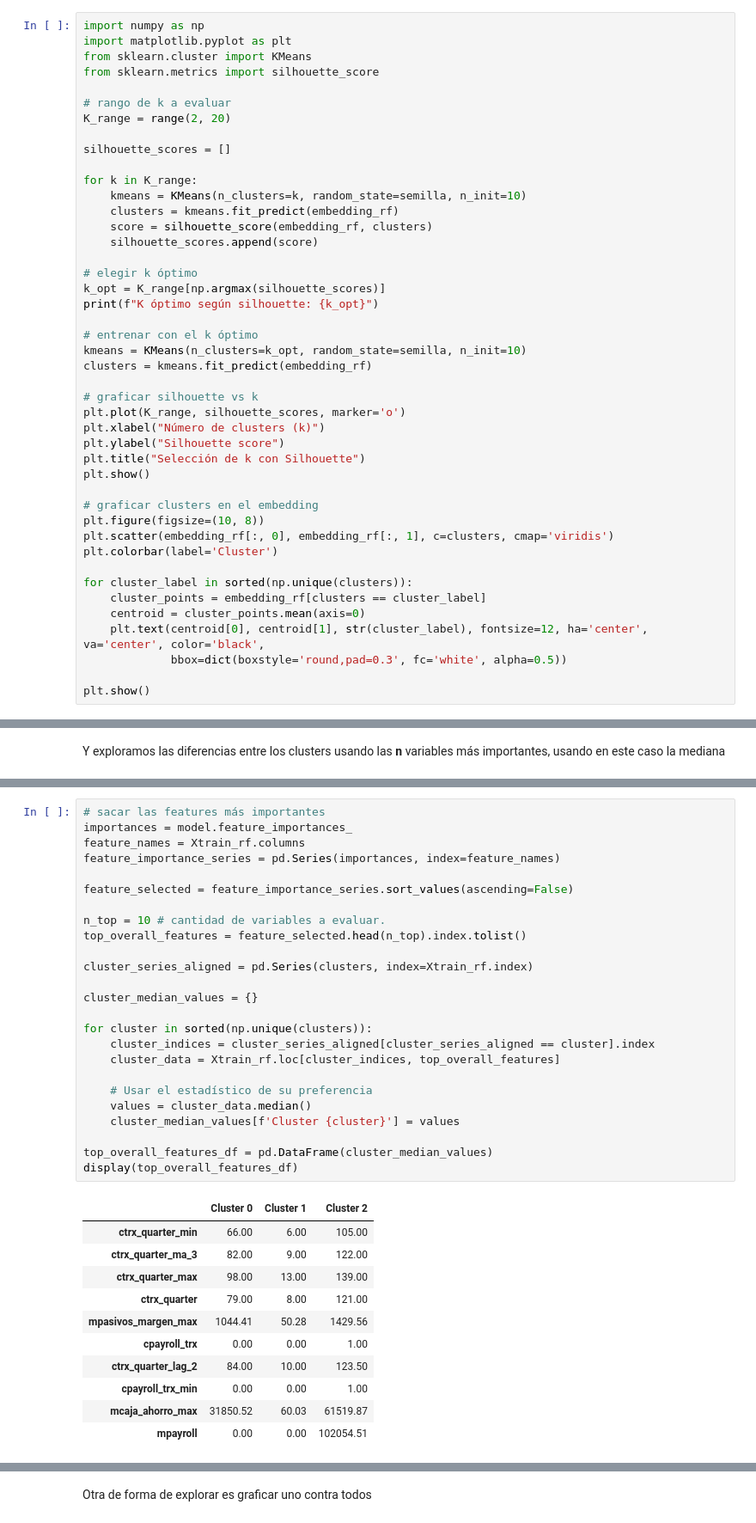
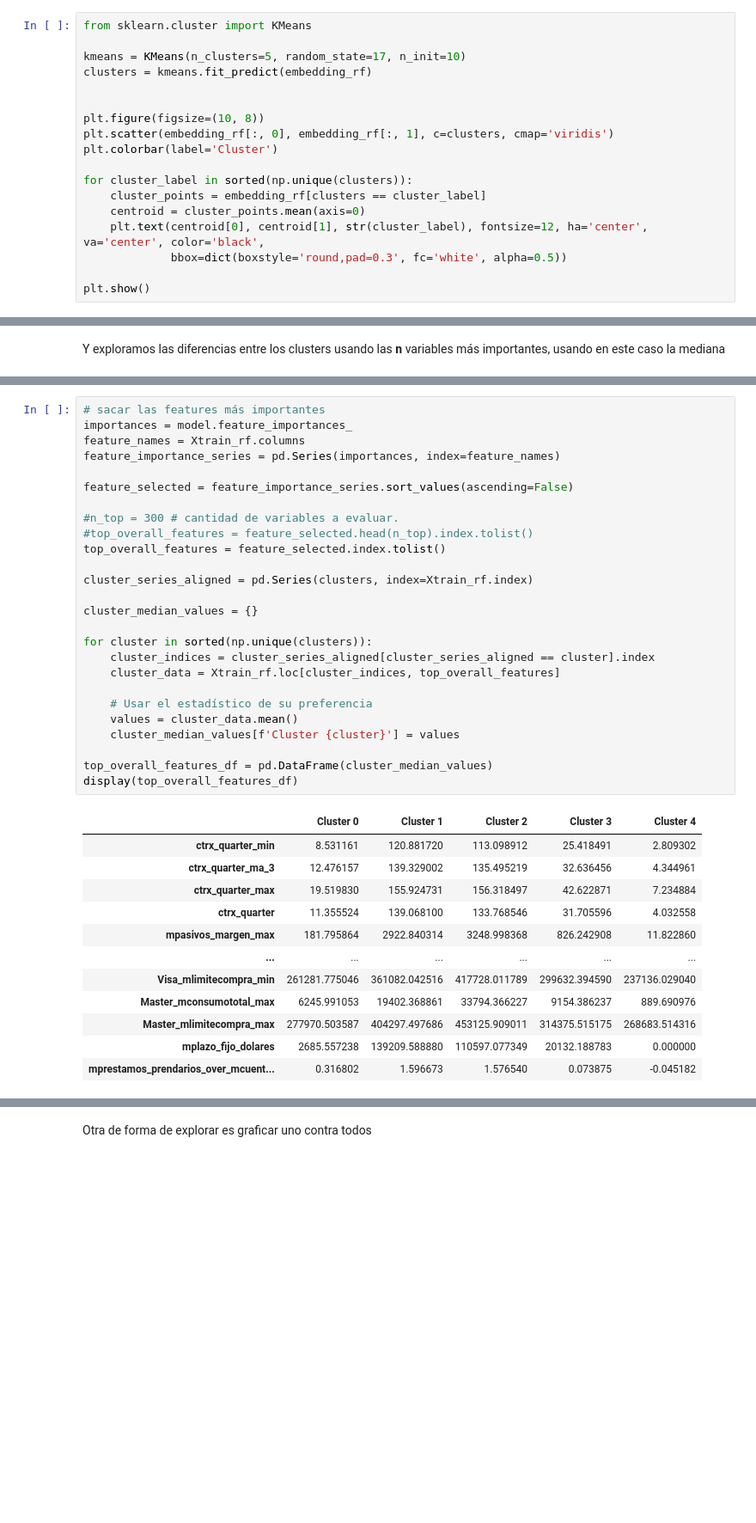
Before and after one commit to facusm/proyecto_churn_machine_learning, a Jupyter notebook: notebooks/segmentacion.ipynb, the cells around one changed output, grey strips where cells are left out. Shown: that part at 86% size. Cells and saved outputs as stored; diff of their text form; blank space fills up the shorter version.

```diff
--- a/notebooks/segmentacion.ipynb
+++ b/notebooks/segmentacion.ipynb
@@ -174,38 +178,12 @@ plt.show()
 # %% [markdown]
 Vamos a partir de este embedding para segmentar a los clientes. Puede utilizar cualquier técnica, los datos ya son simples para cualquier algoritmo. Utilizaremos uno bastante estandar
 # %%
-import numpy as np
-import matplotlib.pyplot as plt
 from sklearn.cluster import KMeans
-from sklearn.metrics import silhouette_score
 
-# rango de k a evaluar
-K_range = range(2, 20)
-
-silhouette_scores = []
-
-for k in K_range:
-    kmeans = KMeans(n_clusters=k, random_state=semilla, n_init=10)
-    clusters = kmeans.fit_predict(embedding_rf)
-    score = silhouette_score(embedding_rf, clusters)
-    silhouette_scores.append(score)
-
-# elegir k óptimo
-k_opt = K_range[np.argmax(silhouette_scores)]
-print(f"K óptimo según silhouette: {k_opt}")
-
-# entrenar con el k óptimo
-kmeans = KMeans(n_clusters=k_opt, random_state=semilla, n_init=10)
+kmeans = KMeans(n_clusters=5, random_state=17, n_init=10)
 clusters = kmeans.fit_predict(embedding_rf)
 
-# graficar silhouette vs k
-plt.plot(K_range, silhouette_scores, marker='o')
-plt.xlabel("Número de clusters (k)")
-plt.ylabel("Silhouette score")
-plt.title("Selección de k con Silhouette")
-plt.show()
 
-# graficar clusters en el embedding
 plt.figure(figsize=(10, 8))
 plt.scatter(embedding_rf[:, 0], embedding_rf[:, 1], c=clusters, cmap='viridis')
 plt.colorbar(label='Cluster')
@@ -259,37 +255,39 @@ Y exploramos las diferencias entre los clusters usando las **n** variables más
 # %%
 # sacar las features más importantes
 importances = model.feature_importances_
 feature_names = Xtrain_rf.columns
 feature_importance_series = pd.Series(importances, index=feature_names)
 
 feature_selected = feature_importance_series.sort_values(ascending=False)
 
-n_top = 10 # cantidad de variables a evaluar.
-top_overall_features = feature_selected.head(n_top).index.tolist()
+#n_top = 300 # cantidad de variables a evaluar.
+#top_overall_features = feature_selected.head(n_top).index.tolist()
+top_overall_features = feature_selected.index.tolist()
 
 cluster_series_aligned = pd.Series(clusters, index=Xtrain_rf.index)
 
 cluster_median_values = {}
 
 for cluster in sorted(np.unique(clusters)):
     cluster_indices = cluster_series_aligned[cluster_series_aligned == cluster].index
     cluster_data = Xtrain_rf.loc[cluster_indices, top_overall_features]
 
     # Usar el estadístico de su preferencia
-    values = cluster_data.median()
+    values = cluster_data.mean()
     cluster_median_values[f'Cluster {cluster}'] = values
 
 top_overall_features_df = pd.DataFrame(cluster_median_values)
 display(top_overall_features_df)
 # %% [output]
-|  | Cluster 0 | Cluster 1 | Cluster 2 |
-| ctrx_quarter_min | 66.00 | 6.00 | 105.00 |
-| ctrx_quarter_ma_3 | 82.00 | 9.00 | 122.00 |
-| ctrx_quarter_max | 98.00 | 13.00 | 139.00 |
-| ctrx_quarter | 79.00 | 8.00 | 121.00 |
-| mpasivos_margen_max | 1044.41 | 50.28 | 1429.56 |
-| cpayroll_trx | 0.00 | 0.00 | 1.00 |
-| ctrx_quarter_lag_2 | 84.00 | 10.00 | 123.50 |
-| cpayroll_trx_min | 0.00 | 0.00 | 1.00 |
-| mcaja_ahorro_max | 31850.52 | 60.03 | 61519.87 |
-| mpayroll | 0.00 | 0.00 | 102054.51 |
+|  | Cluster 0 | Cluster 1 | Cluster 2 | Cluster 3 | Cluster 4 |
+| ctrx_quarter_min | 8.531161 | 120.881720 | 113.098912 | 25.418491 | 2.809302 |
+| ctrx_quarter_ma_3 | 12.476157 | 139.329002 | 135.495219 | 32.636456 | 4.344961 |
+| ctrx_quarter_max | 19.519830 | 155.924731 | 156.318497 | 42.622871 | 7.234884 |
+| ctrx_quarter | 11.355524 | 139.068100 | 133.768546 | 31.705596 | 4.032558 |
+| mpasivos_margen_max | 181.795864 | 2922.840314 | 3248.998368 | 826.242908 | 11.822860 |
+| ... | ... | ... | ... | ... | ... |
+| Visa_mlimitecompra_min | 261281.775046 | 361082.042516 | 417728.011789 | 299632.394590 | 237136.029040 |
+| Master_mconsumototal_max | 6245.991053 | 19402.368861 | 33794.366227 | 9154.386237 | 889.690976 |
+| Master_mlimitecompra_max | 277970.503587 | 404297.497686 | 453125.909011 | 314375.515175 | 268683.514316 |
+| mplazo_fijo_dolares | 2685.557238 | 139209.588880 | 110597.077349 | 20132.188783 | 0.000000 |
+| mprestamos_prendarios_over_mcuent... | 0.316802 | 1.596673 | 1.576540 | 0.073875 | -0.045182 |
```
Also changed, not shown: parts of 31 cells of this notebook.
